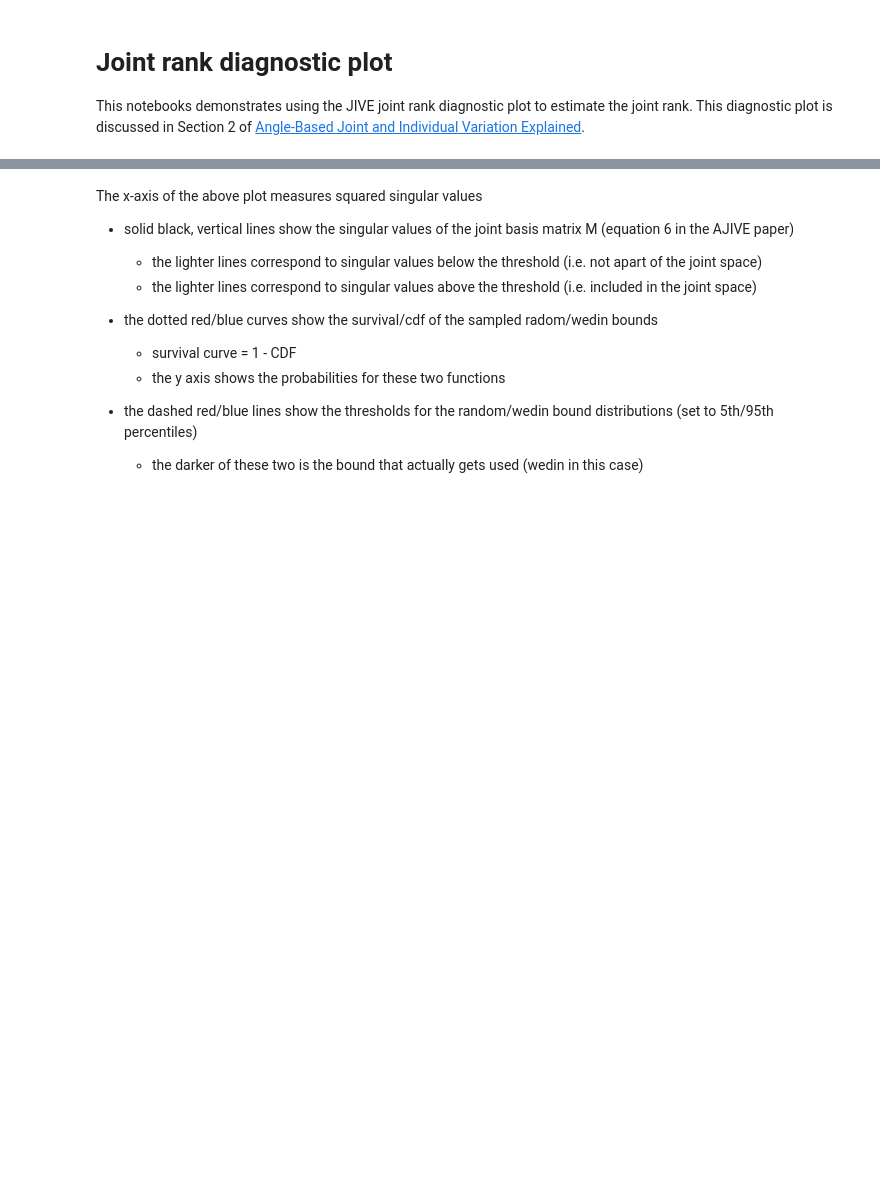
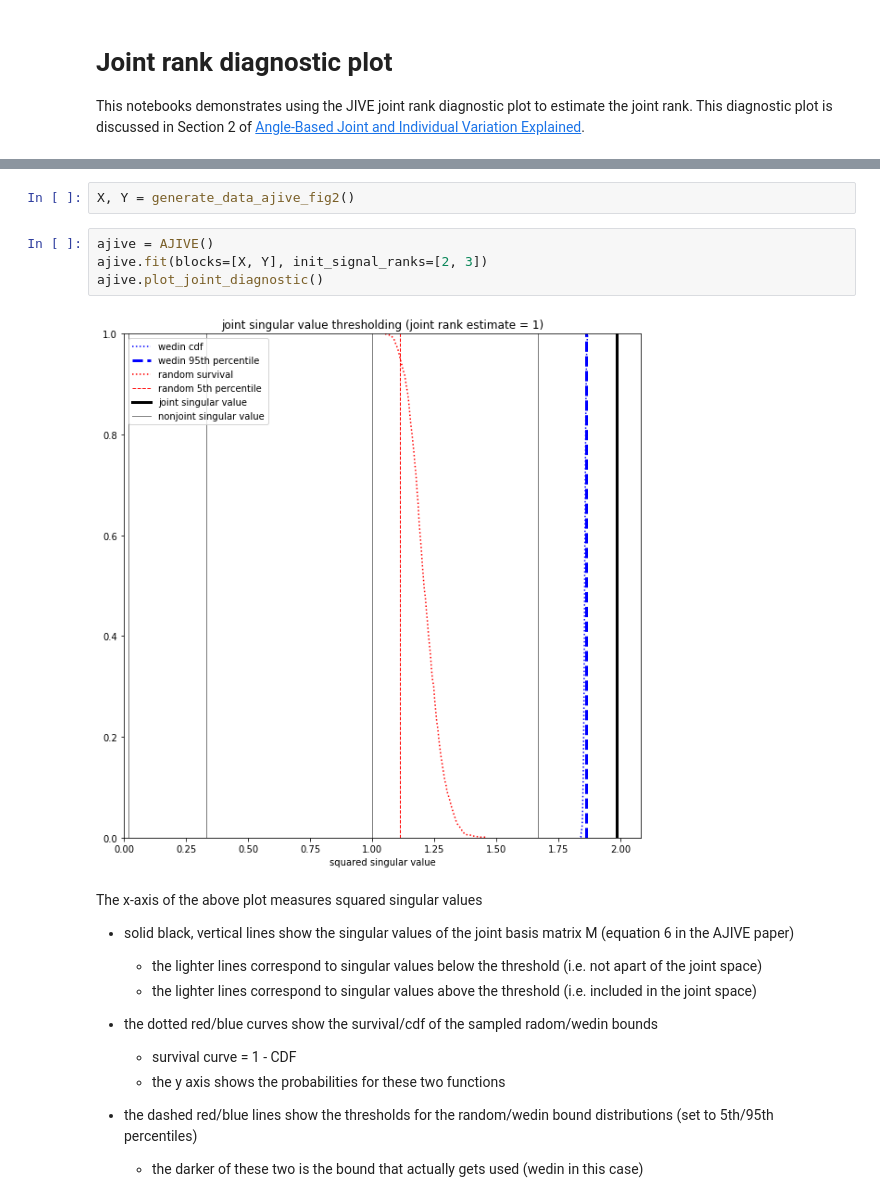
Before and after one commit to idc9/py_jive, a Jupyter notebook: doc/joint_diagnostic_demo.ipynb, the cells around one changed output, grey strips where cells are left out. Drawn from its saved outputs; the diff is of its cells as text; blank space fills up the shorter version.

```diff
--- a/doc/joint_diagnostic_demo.ipynb
+++ b/doc/joint_diagnostic_demo.ipynb
@@ -41,3 +15,11 @@ jive.plot_joint_diagnostic()
+# %%
+X, Y = generate_data_ajive_fig2()
+# %%
+ajive = AJIVE()
+ajive.fit(blocks=[X, Y], init_signal_ranks=[2, 3])
+ajive.plot_joint_diagnostic()
+# %% [output]
+[figure, added]
 # %% [markdown]
 The x-axis of the above plot measures squared singular values
 
```
Also changed, not shown: parts of 9 cells of this notebook, 28 other files.
